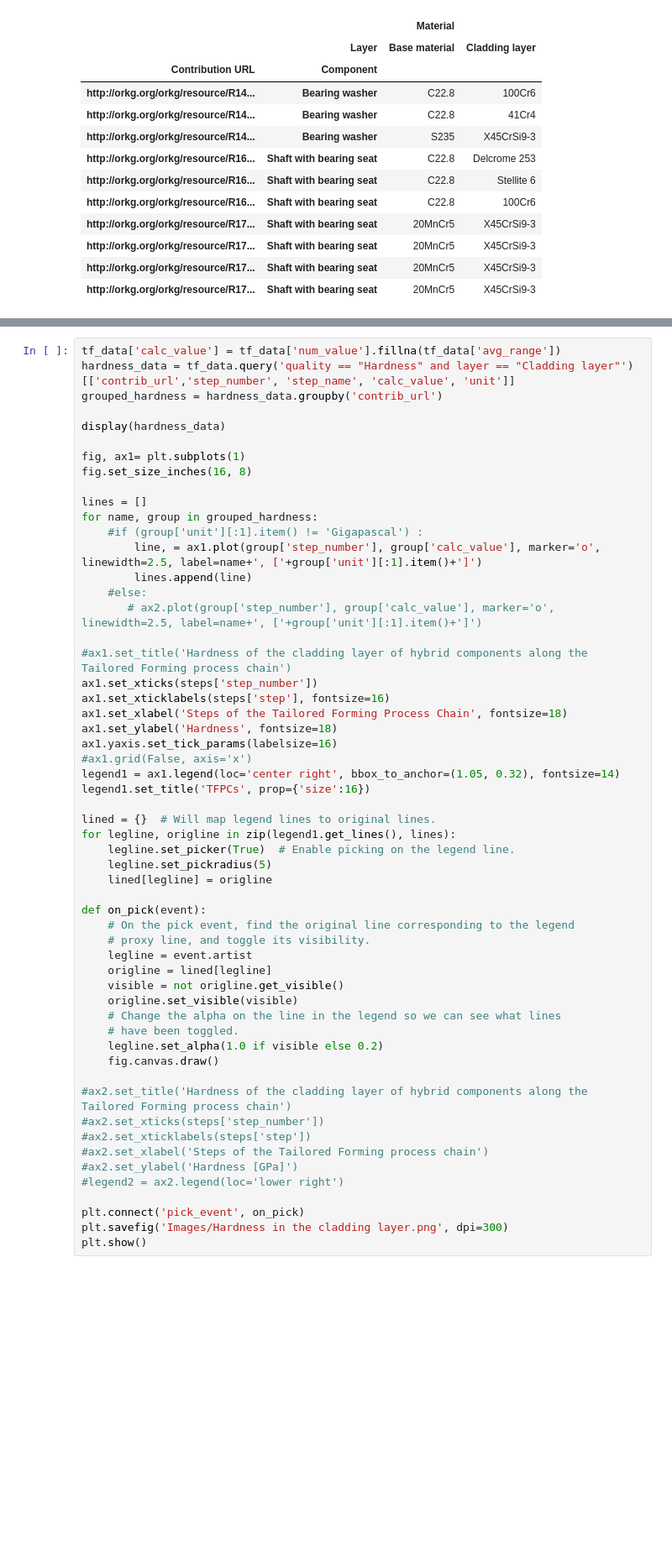
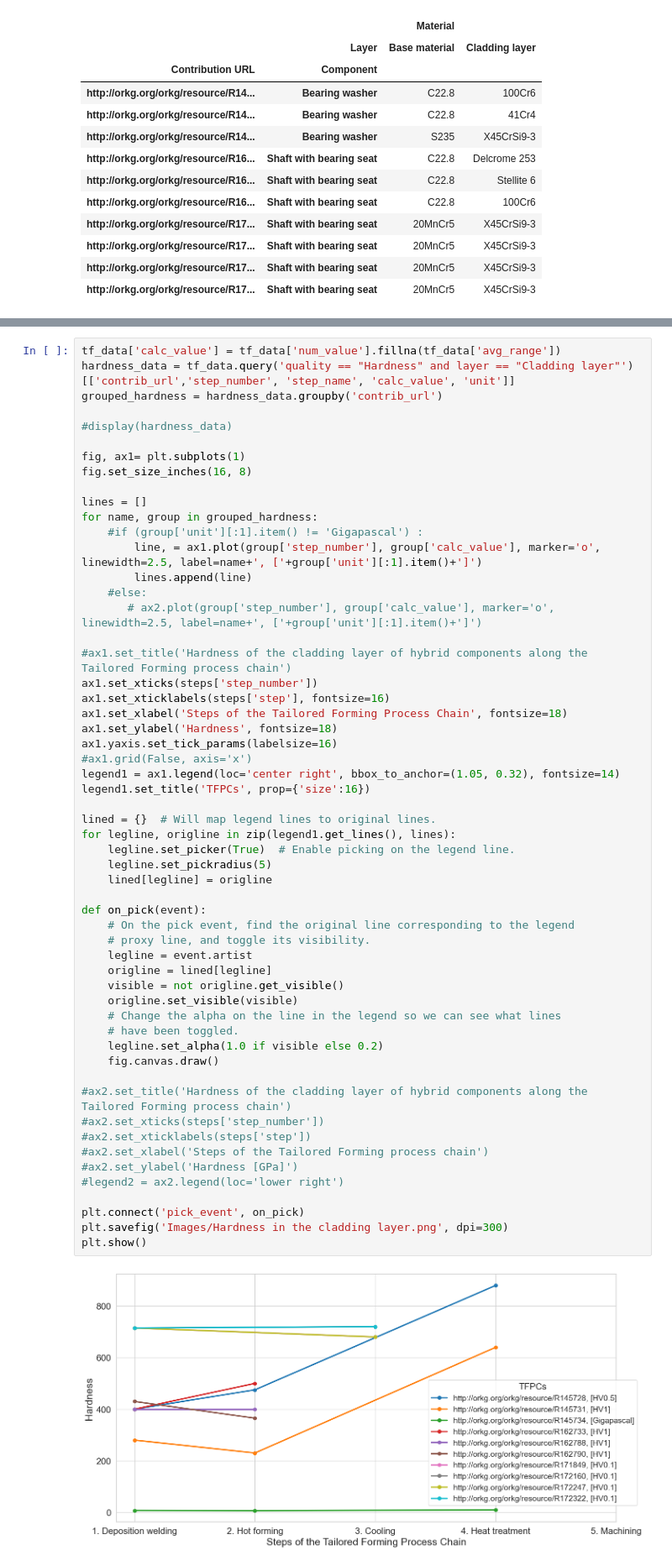
Before and after one commit to okarras/TailoredForming-Analysis, a Jupyter notebook: tailored_forming_analysis.ipynb, the cells around one changed output, grey strips where cells are left out. Shown at 84% size. Cells and saved outputs as stored; diff of their text form; blank space fills up the shorter version.

```diff
--- a/tailored_forming_analysis.ipynb
+++ b/tailored_forming_analysis.ipynb
@@ -202,7 +201,7 @@ tf_data['calc_value'] = tf_data['num_value'].fillna(tf_data['avg_range'])
 hardness_data = tf_data.query('quality == "Hardness" and layer == "Cladding layer"')[['contrib_url','step_number', 'step_name', 'calc_value', 'unit']]
 grouped_hardness = hardness_data.groupby('contrib_url')
 
-display(hardness_data)
+#display(hardness_data)
 
 fig, ax1= plt.subplots(1)
 fig.set_size_inches(16, 8)
@@ -226,30 +225,32 @@ legend1 = ax1.legend(loc='center right', bbox_to_anchor=(1.05, 0.32), fontsize=1
 legend1.set_title('TFPCs', prop={'size':16})
 
 lined = {}  # Will map legend lines to original lines.
 for legline, origline in zip(legend1.get_lines(), lines):
     legline.set_picker(True)  # Enable picking on the legend line.
     legline.set_pickradius(5)
     lined[legline] = origline
 
 def on_pick(event):
     # On the pick event, find the original line corresponding to the legend
     # proxy line, and toggle its visibility.
     legline = event.artist
     origline = lined[legline]
     visible = not origline.get_visible()
     origline.set_visible(visible)
     # Change the alpha on the line in the legend so we can see what lines
     # have been toggled.
     legline.set_alpha(1.0 if visible else 0.2)
     fig.canvas.draw()
 
 #ax2.set_title('Hardness of the cladding layer of hybrid components along the Tailored Forming process chain')
 #ax2.set_xticks(steps['step_number'])
 #ax2.set_xticklabels(steps['step'])
 #ax2.set_xlabel('Steps of the Tailored Forming process chain')
 #ax2.set_ylabel('Hardness [GPa]')
 #legend2 = ax2.legend(loc='lower right')
 
 plt.connect('pick_event', on_pick)
 plt.savefig('Images/Hardness in the cladding layer.png', dpi=300)
 plt.show()
+# %% [output]
+[figure, added]
```
Also changed, not shown: parts of 21 cells of this notebook, 8 other files.
